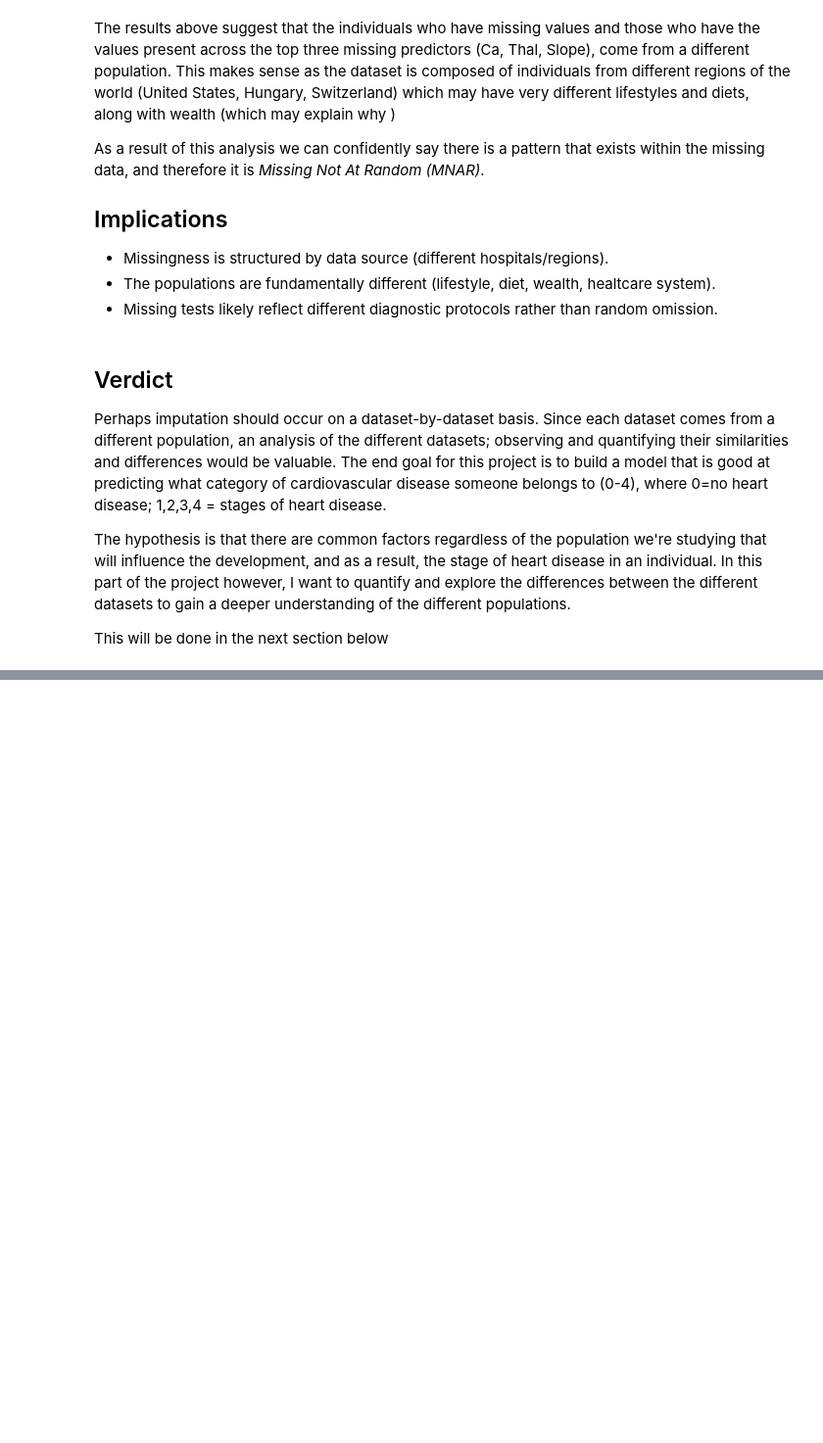
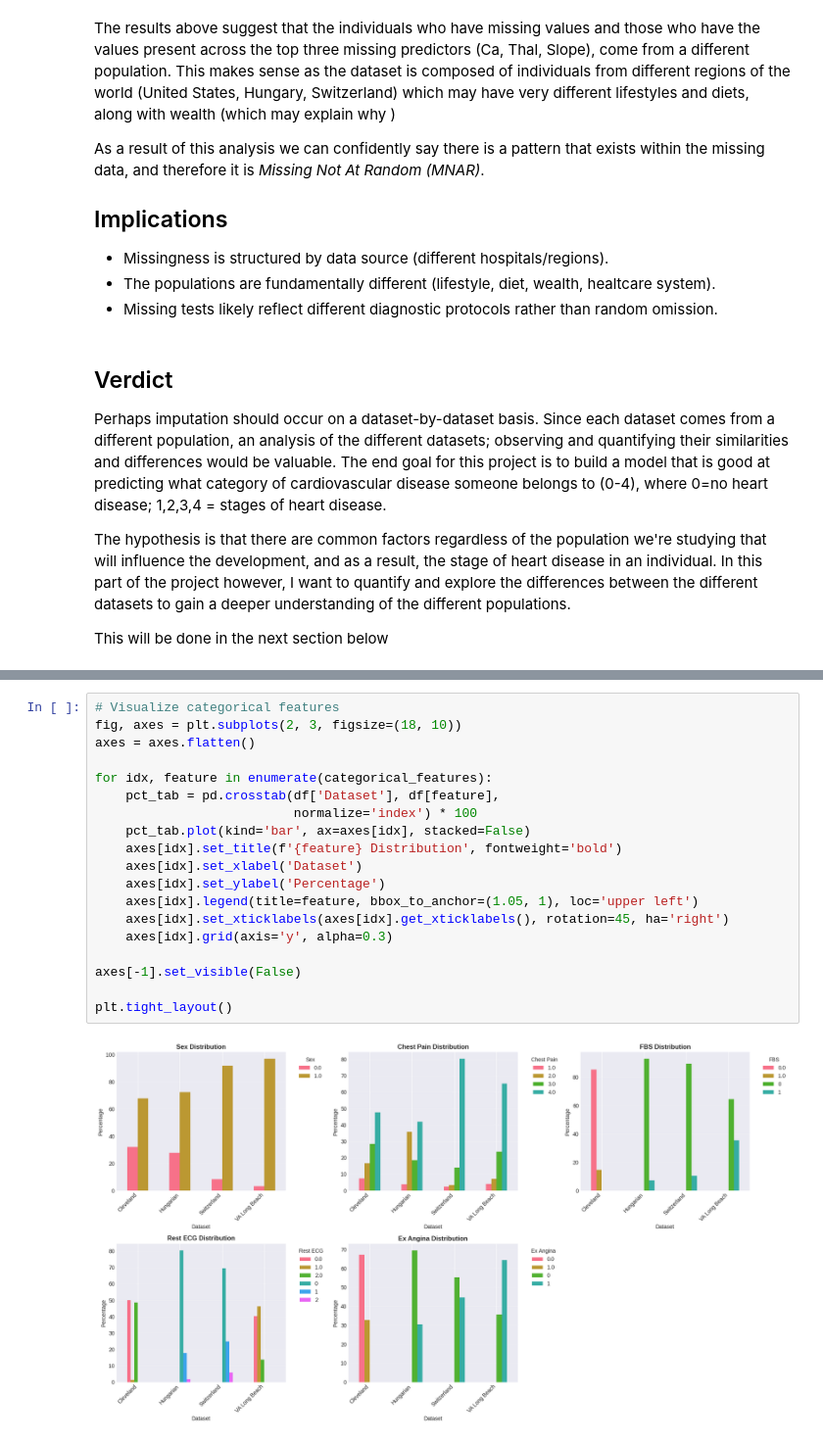
Before and after one commit to Ericn01/Heart-Disease-Prediction, a Jupyter notebook: data_exploration.ipynb, the cells around one changed output, grey strips where cells are left out. Shown at 98% size. Cells and saved outputs as stored; diff of their text form; blank space fills up the shorter version.

```diff
--- a/data_exploration.ipynb
+++ b/data_exploration.ipynb
@@ -356,0 +548,21 @@ plt.show()
+# %%
+# Visualize categorical features
+fig, axes = plt.subplots(2, 3, figsize=(18, 10))
+axes = axes.flatten()
+
+for idx, feature in enumerate(categorical_features):
+    pct_tab = pd.crosstab(df['Dataset'], df[feature],
+                          normalize='index') * 100
+    pct_tab.plot(kind='bar', ax=axes[idx], stacked=False)
+    axes[idx].set_title(f'{feature} Distribution', fontweight='bold')
+    axes[idx].set_xlabel('Dataset')
+    axes[idx].set_ylabel('Percentage')
+    axes[idx].legend(title=feature, bbox_to_anchor=(1.05, 1), loc='upper left')
+    axes[idx].set_xticklabels(axes[idx].get_xticklabels(), rotation=45, ha='right')
+    axes[idx].grid(axis='y', alpha=0.3)
+
+axes[-1].set_visible(False)
+
+plt.tight_layout()
+# %% [output]
+[figure, added]
```
Also changed, not shown: parts of 19 cells of this notebook, 1 other file.
